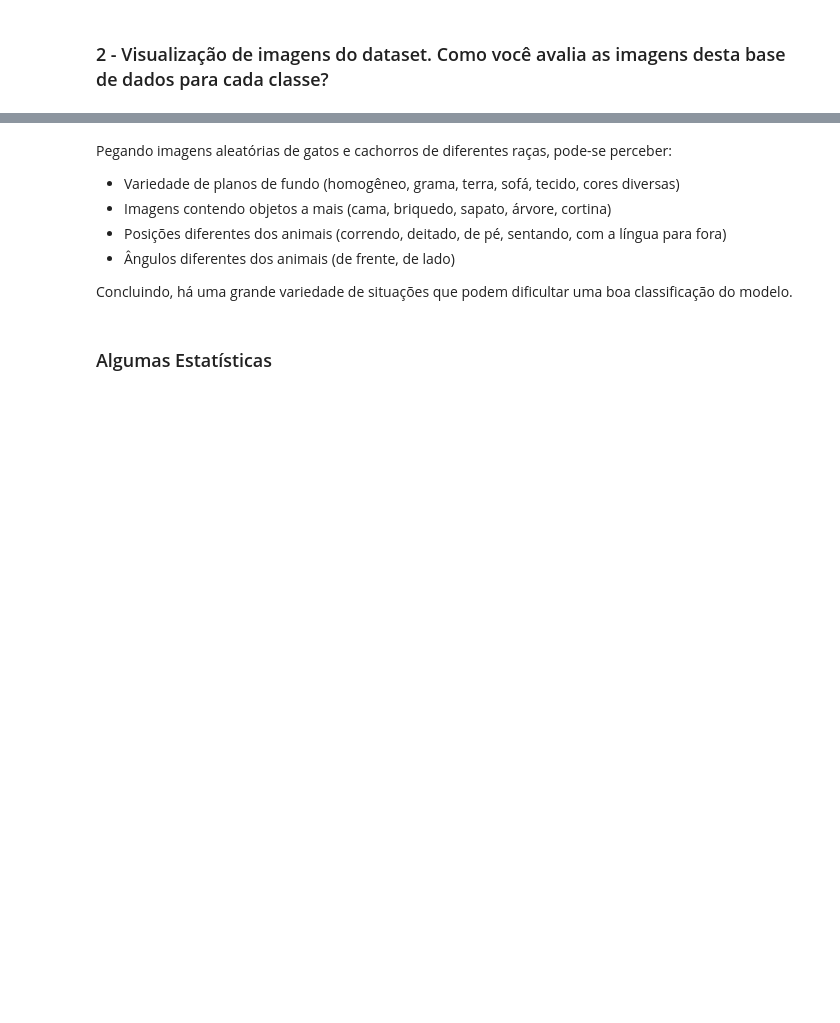
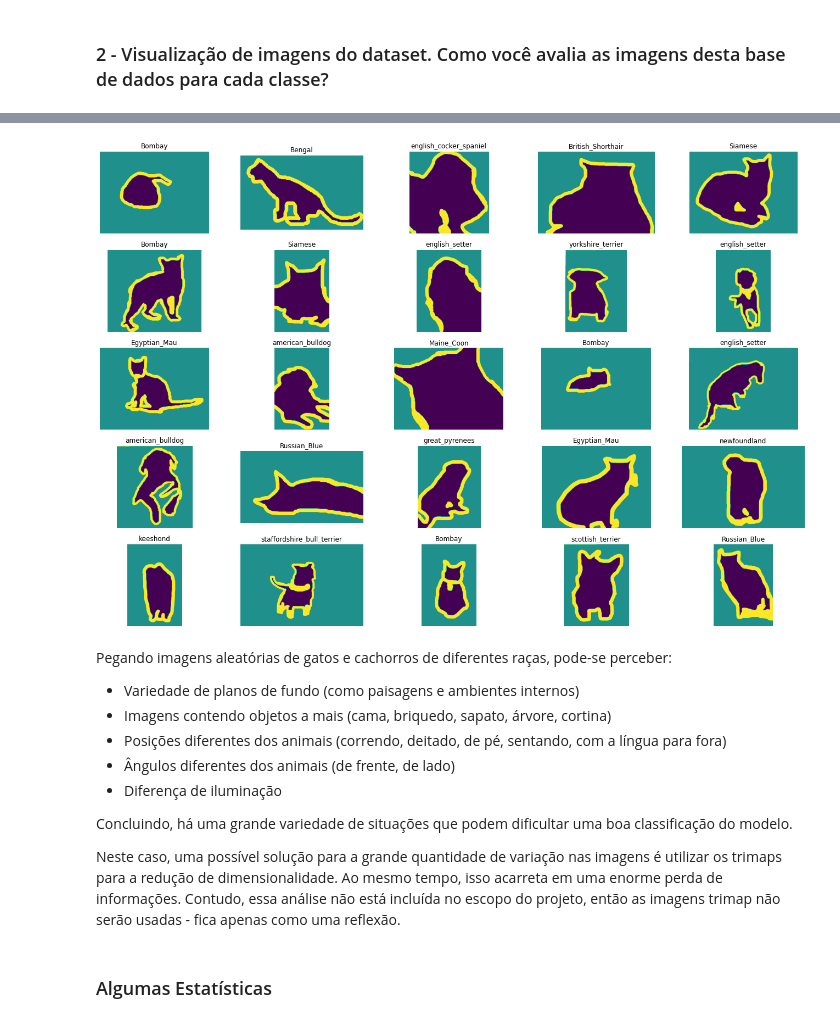
Before and after one commit to fernandakawasaki/cnn-pet-dataset, a Jupyter notebook: Redes_Convolucionais.ipynb, the cells around one changed output, grey strips where cells are left out. Cells and saved outputs as stored; diff of their text form; code cells hidden in the pictures; blank space fills up the shorter version.

```diff
--- a/Redes_Convolucionais.ipynb
+++ b/Redes_Convolucionais.ipynb
@@ -216,11 +168,0 @@ for files in glob.glob("images/*.jpg", recursive=True):
-# %%
-random.seed(42)
-
-f,ax = plt.subplots(5,5)
-f.subplots_adjust(0,0,3,3)
-for i in range(0,5,1):
-  for j in range(0,5,1):
-      rnd_number = randint(0,len(X))
-      ax[i,j].imshow(X[rnd_number])
-      ax[i,j].set_title(y[rnd_number])
-      ax[i,j].axis('off')
@@ -229,12 +219,19 @@ for i in range(0,5,1):
+# %%
+plot_random_images(images_annotations, labels_annotations)
+# %% [output]
+[figure, added]
 # %% [markdown]
 Pegando imagens aleatórias de gatos e cachorros de diferentes raças, pode-se perceber:
 
-- Variedade de planos de fundo (homogêneo, grama, terra, sofá, tecido, cores diversas)
+- Variedade de planos de fundo (como paisagens e ambientes internos)
 - Imagens contendo objetos a mais (cama, briquedo, sapato, árvore, cortina)
 - Posições diferentes dos animais (correndo, deitado, de pé, sentando, com a língua para fora)
 - Ângulos diferentes dos animais (de frente, de lado)
+- Diferença de iluminação
 
 Concluindo, há uma grande variedade de situações que podem dificultar uma boa classificação do modelo.
+
+Neste caso, uma possível solução para a grande quantidade de variação nas imagens é utilizar os trimaps para a redução de dimensionalidade. Ao mesmo tempo, isso acarreta em uma enorme perda de informações. Contudo, essa análise não está incluída no escopo do projeto, então as imagens trimap não serão usadas - fica apenas como uma reflexão.
 # %% [markdown]
 ### Algumas Estatísticas
 # %%
```
Also changed, not shown: parts of 23 cells of this notebook.
